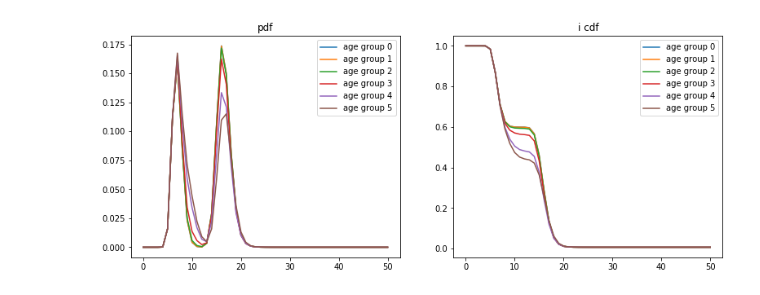
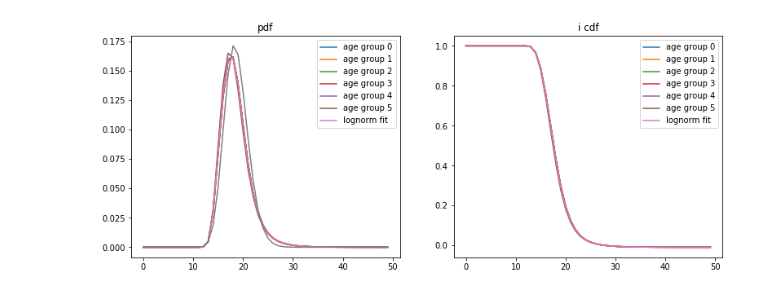
Before and after one commit to sibyl-team/simulator, a Jupyter notebook: priors.ipynb, the cells around one changed output. Saved outputs shown, nothing was run; the diff lists cells and outputs as text; code cells hidden in the pictures.

```diff
--- a/priors.ipynb
+++ b/priors.ipynb
@@ -9,7 +9,7 @@ from distributions import CovidDistributions
 from scipy.stats import lognorm
 # %%
-distr = CovidDistributions("GER")
+distr = d("GER")
 # %%
 T = 50
-times = range(T+1)
+times = range(T)
 #times = list(np.linspace(0,T+1,num=(T+1)*24,endpoint= False))
@@ -51,27 +74,37 @@ t_isym_dead = lognorm.pdf(times, std_isym_dead_logn,scale = np.exp(mu_isym_dead_
 # %%
-asym_frac = distr.alpha ##fraction of asymptomatic nodes
 num_age_groups = len(distr.p_hospital_by_age)
-
+asym_frac_ages = distr.alpha*np.ones(num_age_groups) ##fraction of asymptomatic nodes
 hosp_frac_ages = distr.p_hospital_by_age
 dead_frac_ages = distr.fatality_rates_by_age
 
-t_ipre_resi = np.convolve(t_ipre_isym,t_isym_resi)[0:len(times)]
-t_ipre_hosp = np.convolve(t_ipre_isym,t_isym_hosp)[0:len(times)]
-t_ipre_dead = np.convolve(t_ipre_isym,t_isym_dead)[0:len(times)]
+#t_ipre_resi = np.convolve(t_ipre_isym,t_isym_resi)[0:len(times)]
+#t_ipre_hosp = np.convolve(t_ipre_isym,t_isym_hosp)[0:len(times)]
+#t_ipre_dead = np.convolve(t_ipre_isym,t_isym_dead)[0:len(times)]
 
-t_symp_path = np.outer(hosp_frac_ages,t_ipre_hosp) + np.outer(dead_frac_ages,t_ipre_dead) + np.outer(1-dead_frac_ages-hosp_frac_ages,t_ipre_resi)
-tau_recovery = asym_frac*t_asym_rec + (1-asym_frac)*t_symp_path
-np.savetxt("tau_recovery.txt",tau_recovery)
+#t_symp_path = np.outer(hosp_frac_ages,t_ipre_hosp) + np.outer(dead_frac_ages,t_ipre_dead) + np.outer(1-dead_frac_ages-hosp_frac_ages,t_ipre_resi)
+tau_recovery = np.outer(asym_frac_ages,p_expo_iasy_resi) \
+    + np.outer((1-asym_frac_ages)*(1-dead_frac_ages),p_expo_ipre_isym_resi) \
+    + np.outer((1-asym_frac_ages)*(dead_frac_ages),p_expo_ipre_isym_dead)
+#np.savetxt("tau_recovery.txt",tau_recovery)
 # %%
 ag = 0
 fig, axs  = plt.subplots(1,2,figsize = (13,5))
 for ag in range(num_age_groups):
     axs[0].plot(times,tau_recovery[ag],label = f"age group {ag}")
     axs[1].plot(times,1-np.cumsum(tau_recovery[ag]),label = f"age group {ag}")
+
+tau_recovery_mean = np.mean(tau_recovery,axis = 0)
+axs[0].plot(times,tau_recovery_mean,label = f"lognorm fit")
+axs[1].plot(times,1-np.cumsum(tau_recovery_mean),label = f"lognorm fit")
+mu_tau_recovery = np.sum(times*tau_recovery_mean)
+std_tau_recovery = np.sqrt(np.sum( np.square(times)*tau_recovery_mean) - np.square(mu_tau_recovery))
+mulog_tau_recovery, stdlog_tau_recovery = d.normal_to_lognormal(d,mu = mu_tau_recovery, std = std_tau_recovery)
+fittedplog = lognorm.pdf(times, stdlog_tau_recovery, scale = np.exp(mulog_tau_recovery))
+axs[0].plot(times,fittedplog)
 axs[0].legend()
 axs[1].legend()
 axs[0].set_title("pdf")
 axs[1].set_title("i cdf")
 fig.show()
 # %% [output]
-[figure, old version]
+[figure, new version]
```
Also changed, not shown: parts of 11 cells of this notebook.
